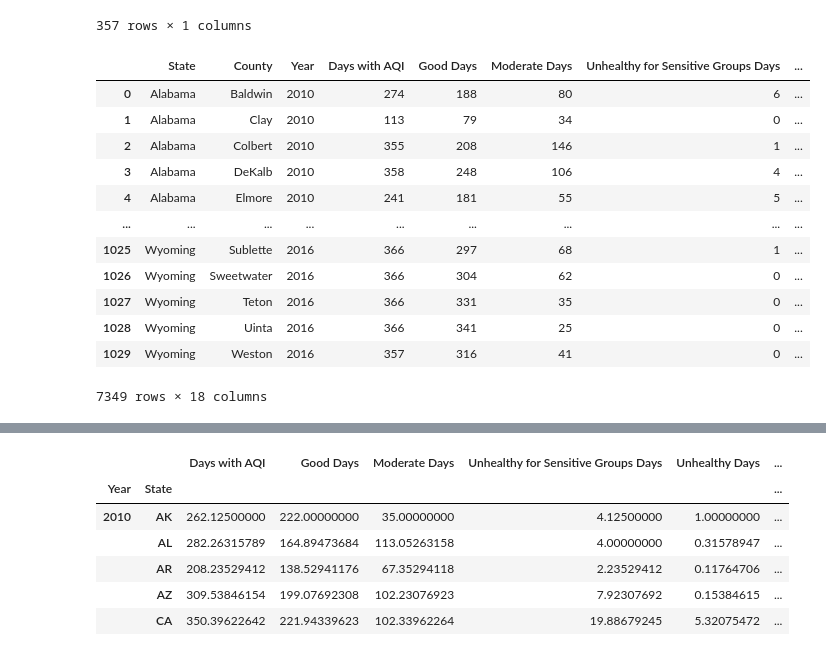
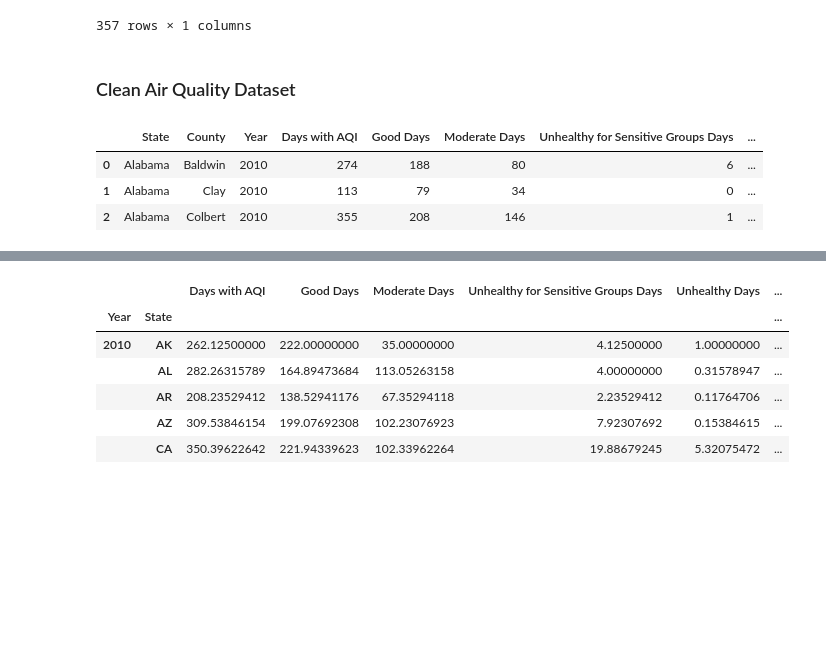
Before and after one commit to monal20/Neueda2023, a Jupyter notebook: Analysis.ipynb, the cells around one changed output, grey strips where cells are left out. Cells and saved outputs as stored; diff of their text form; code cells hidden in the pictures; blank space fills up the shorter version.

```diff
--- a/Analysis.ipynb
+++ b/Analysis.ipynb
@@ -172,4 +194,6 @@ df_ev2
 |  | WV | 0.03440535 |
 |  | WY | 0.03332716 |
 357 rows × 1 columns
+# %% [markdown]
+### Clean Air Quality Dataset
 # %%
@@ -226,21 +251,12 @@ state_codes = {
     "Wyoming": "WY"
 }
 # %%
-df_combined
+df_combined.head(3)
 # %% [output]
 |  | State | County | Year | Days with AQI | Good Days | Moderate Days | Unhealthy for Sensitive Groups Days | ... |
 | 0 | Alabama | Baldwin | 2010 | 274 | 188 | 80 | 6 | ... |
 | 1 | Alabama | Clay | 2010 | 113 | 79 | 34 | 0 | ... |
 | 2 | Alabama | Colbert | 2010 | 355 | 208 | 146 | 1 | ... |
-| 3 | Alabama | DeKalb | 2010 | 358 | 248 | 106 | 4 | ... |
-| 4 | Alabama | Elmore | 2010 | 241 | 181 | 55 | 5 | ... |
-| ... | ... | ... | ... | ... | ... | ... | ... | ... |
-| 1025 | Wyoming | Sublette | 2016 | 366 | 297 | 68 | 1 | ... |
-| 1026 | Wyoming | Sweetwater | 2016 | 366 | 304 | 62 | 0 | ... |
-| 1027 | Wyoming | Teton | 2016 | 366 | 331 | 35 | 0 | ... |
-| 1028 | Wyoming | Uinta | 2016 | 366 | 341 | 25 | 0 | ... |
-| 1029 | Wyoming | Weston | 2016 | 357 | 316 | 41 | 0 | ... |
-7349 rows × 18 columns
 # %%
 df_combined["State"] = df_combined["State"].map(state_codes)
 # %%
```
Also changed, not shown: parts of 36 cells of this notebook, 1 other file.
